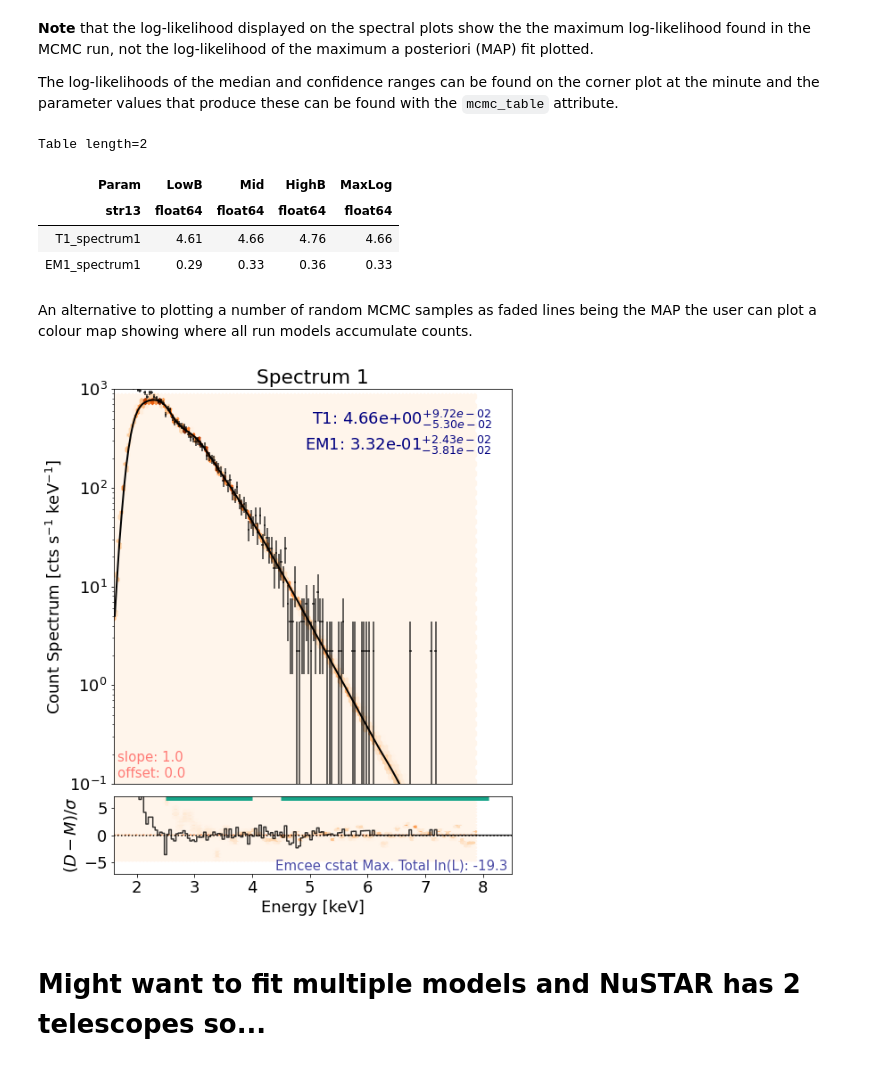
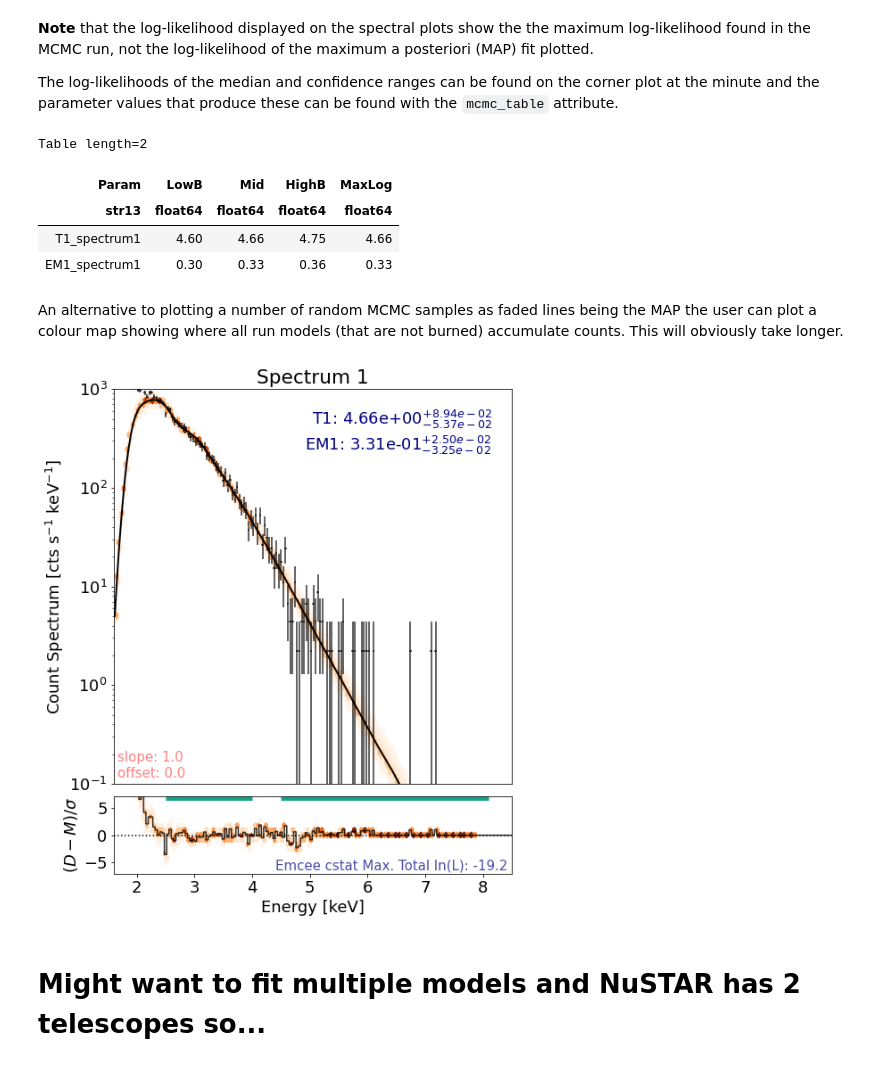
Before and after one commit to sunpy/sunkit-spex, a Jupyter notebook: examples/fitting_NuSTAR_spectra.ipynb, the cells around one changed output. Drawn from its saved outputs; the diff is of its cells as text; code cells hidden in the pictures.

```diff
--- a/examples/fitting_NuSTAR_spectra.ipynb
+++ b/examples/fitting_NuSTAR_spectra.ipynb
@@ -202,3 +221,5 @@ mcmc_result = spec.run_mcmc()
+# %%
+mcmc_result = spec.run_mcmc(steps_per_walker=200, append_runs=True)
 # %% [markdown]
 MCMC runs are easily burned and are always burned from the original sampling. E.g., burning 50 samples twice still only discards 50 samples, to discard 100 the user needs to just discard 100.
 # %%
@@ -239,21 +260,21 @@ spec.mcmc_table
 Table length=2
 | Param | LowB | Mid | HighB | MaxLog |
 | str13 | float64 | float64 | float64 | float64 |
-| T1_spectrum1 | 4.61 | 4.66 | 4.76 | 4.66 |
-| EM1_spectrum1 | 0.29 | 0.33 | 0.36 | 0.33 |
+| T1_spectrum1 | 4.60 | 4.66 | 4.75 | 4.66 |
+| EM1_spectrum1 | 0.30 | 0.33 | 0.36 | 0.33 |
 # %% [markdown]
-An alternative to plotting a number of random MCMC samples as faded lines being the MAP the user can plot a colour map showing where all run models accumulate counts.
+An alternative to plotting a number of random MCMC samples as faded lines being the MAP the user can plot a colour map showing where all run models (that are not burned) accumulate counts. This will obviously take longer.
 # %%
 plt.rcParams['font.size'] = spec_font_size
 plt.figure(figsize=spec_single_plot_size)
-axes, res_axes = spec.plot(lines_or_hex='hex')
+axes, res_axes = spec.plot(hex_grid=True)
 for a in axes:
     a.set_xlim(x_limits)
     a.set_ylim(y_limits)
 plt.show()
 plt.rcParams['font.size'] = default_font_size
 # %% [output]
-[figure, old version]
+[figure, new version]
 # %% [markdown]
 # Might want to fit multiple models and NuSTAR has 2 telescopes so...
 # %% [markdown]
```
Also changed, not shown: parts of 55 cells of this notebook, 7 other files.
